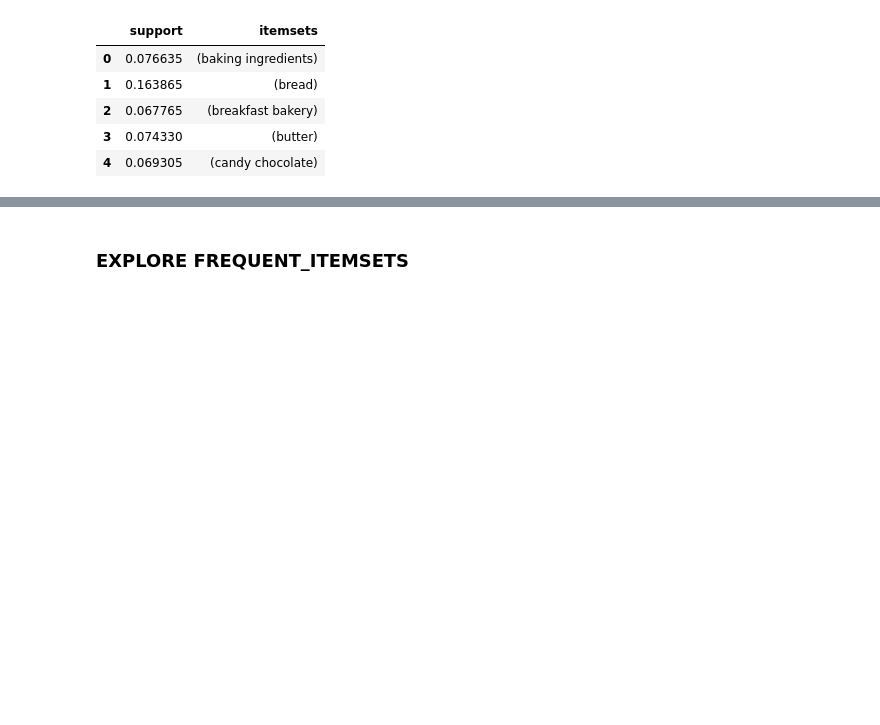
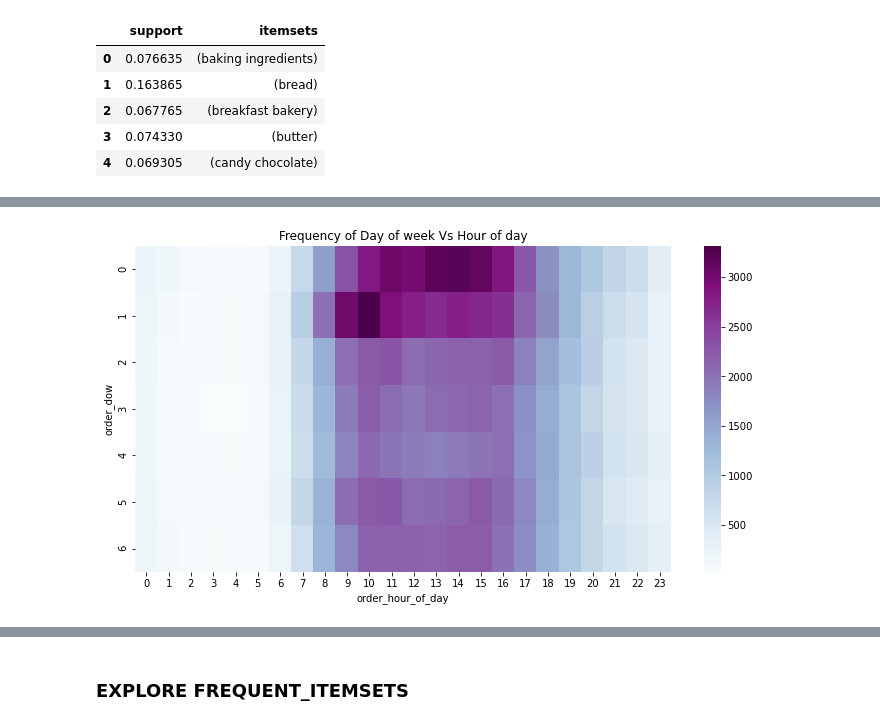
Before and after one commit to fredericojpr/BC3_Market_Basket_Analysis, a Jupyter notebook: scripts/MBA_fred.ipynb, the cells around one changed output, grey strips where cells are left out. Cells and saved outputs as stored; diff of their text form; code cells hidden in the pictures; blank space fills up the shorter version.

```diff
--- a/scripts/MBA_fred.ipynb
+++ b/scripts/MBA_fred.ipynb
@@ -119,0 +138,10 @@ rulesLift.head()
+# %%
+grouped_df = orders.groupby(["order_dow", "order_hour_of_day"])["order_number"].aggregate("count").reset_index()
+grouped_df = grouped_df.pivot('order_dow', 'order_hour_of_day', 'order_number')
+
+plt.figure(figsize=(12,6))
+sns.heatmap(grouped_df, cmap="BuPu")
+plt.title("Frequency of Day of week Vs Hour of day")
+plt.show()
+# %% [output]
+[figure, added]
```
Also changed, not shown: parts of 4 cells of this notebook.
